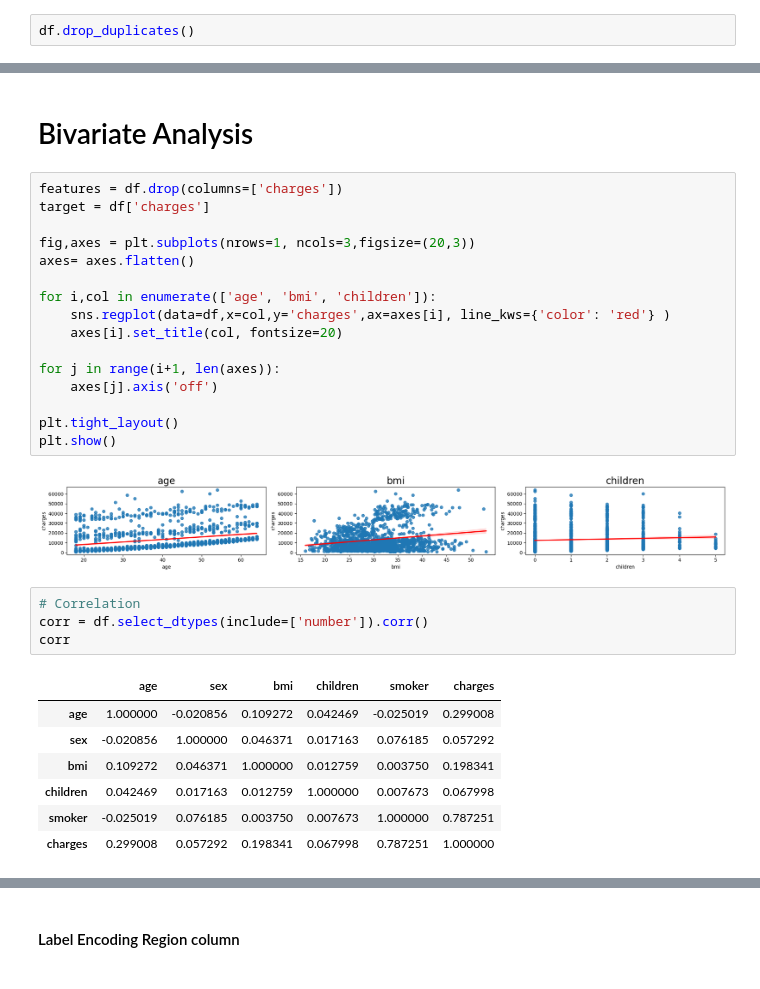
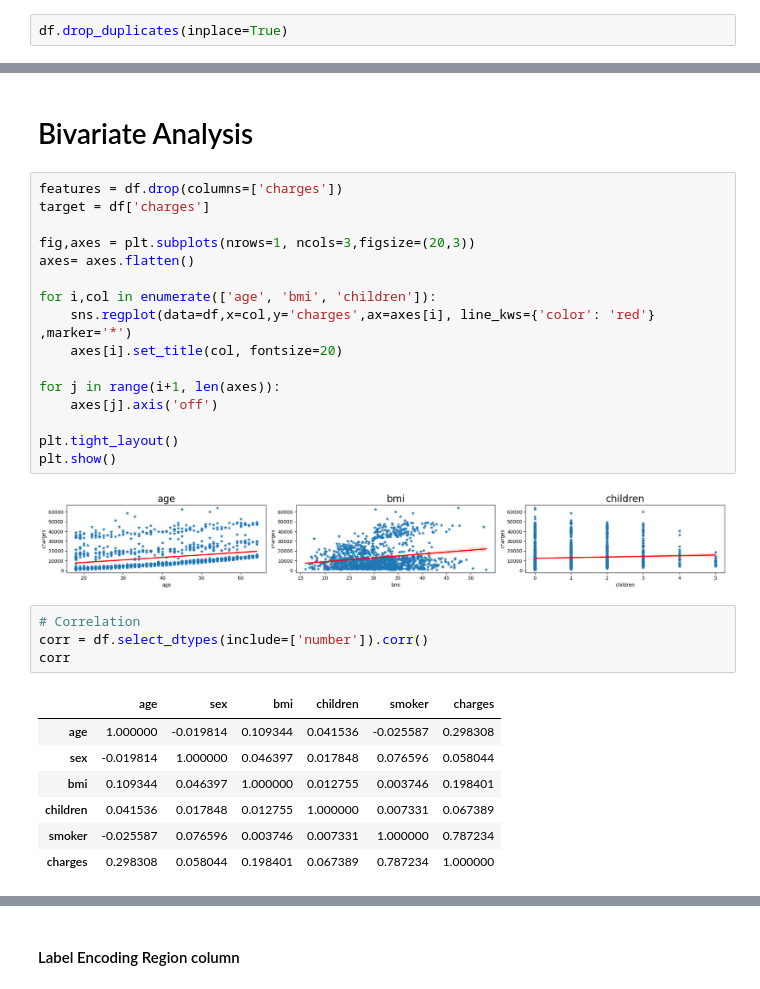
Before and after one commit to vishalgupta-git/Medical_Insurance_Cost_Prediction, a Jupyter notebook: notebook.ipynb, the cells around one changed output, grey strips where cells are left out. Drawn from its saved outputs; the diff is of its cells as text.

```diff
--- a/notebook.ipynb
+++ b/notebook.ipynb
@@ -68,4 +75,4 @@ df[df.duplicated()]
 |  | age | sex | bmi | children | smoker | region | charges |
 | 581 | 19 | male | 30.59 | 0 | no | northwest | 1639.5631 |
 # %%
-df.drop_duplicates()
+df.drop_duplicates(inplace=True)
@@ -158,33 +151,33 @@ dtype: float64
 # %%
 features = df.drop(columns=['charges'])
 target = df['charges']
 
 fig,axes = plt.subplots(nrows=1, ncols=3,figsize=(20,3))
 axes= axes.flatten()
 
 for i,col in enumerate(['age', 'bmi', 'children']):
-    sns.regplot(data=df,x=col,y='charges',ax=axes[i], line_kws={'color': 'red'} )
+    sns.regplot(data=df,x=col,y='charges',ax=axes[i], line_kws={'color': 'red'} ,marker='*')
     axes[i].set_title(col, fontsize=20)
 
 for j in range(i+1, len(axes)):
     axes[j].axis('off')
 
 plt.tight_layout()
 plt.show()
 # %% [output]
-[figure, old version]
+[figure, new version]
 # %%
 # Correlation
 corr = df.select_dtypes(include=['number']).corr()
 corr
 # %% [output]
 |  | age | sex | bmi | children | smoker | charges |
-| age | 1.000000 | -0.020856 | 0.109272 | 0.042469 | -0.025019 | 0.299008 |
-| sex | -0.020856 | 1.000000 | 0.046371 | 0.017163 | 0.076185 | 0.057292 |
-| bmi | 0.109272 | 0.046371 | 1.000000 | 0.012759 | 0.003750 | 0.198341 |
-| children | 0.042469 | 0.017163 | 0.012759 | 1.000000 | 0.007673 | 0.067998 |
-| smoker | -0.025019 | 0.076185 | 0.003750 | 0.007673 | 1.000000 | 0.787251 |
-| charges | 0.299008 | 0.057292 | 0.198341 | 0.067998 | 0.787251 | 1.000000 |
+| age | 1.000000 | -0.019814 | 0.109344 | 0.041536 | -0.025587 | 0.298308 |
+| sex | -0.019814 | 1.000000 | 0.046397 | 0.017848 | 0.076596 | 0.058044 |
+| bmi | 0.109344 | 0.046397 | 1.000000 | 0.012755 | 0.003746 | 0.198401 |
+| children | 0.041536 | 0.017848 | 0.012755 | 1.000000 | 0.007331 | 0.067389 |
+| smoker | -0.025587 | 0.076596 | 0.003746 | 0.007331 | 1.000000 | 0.787234 |
+| charges | 0.298308 | 0.058044 | 0.198401 | 0.067389 | 0.787234 | 1.000000 |
 # %%
 plt.figure(figsize=(5, 5))
 sns.heatmap(corr, annot=True, cmap='coolwarm', linewidths=0.5)
```
Also changed, not shown: parts of 27 cells of this notebook, 3 other files.
